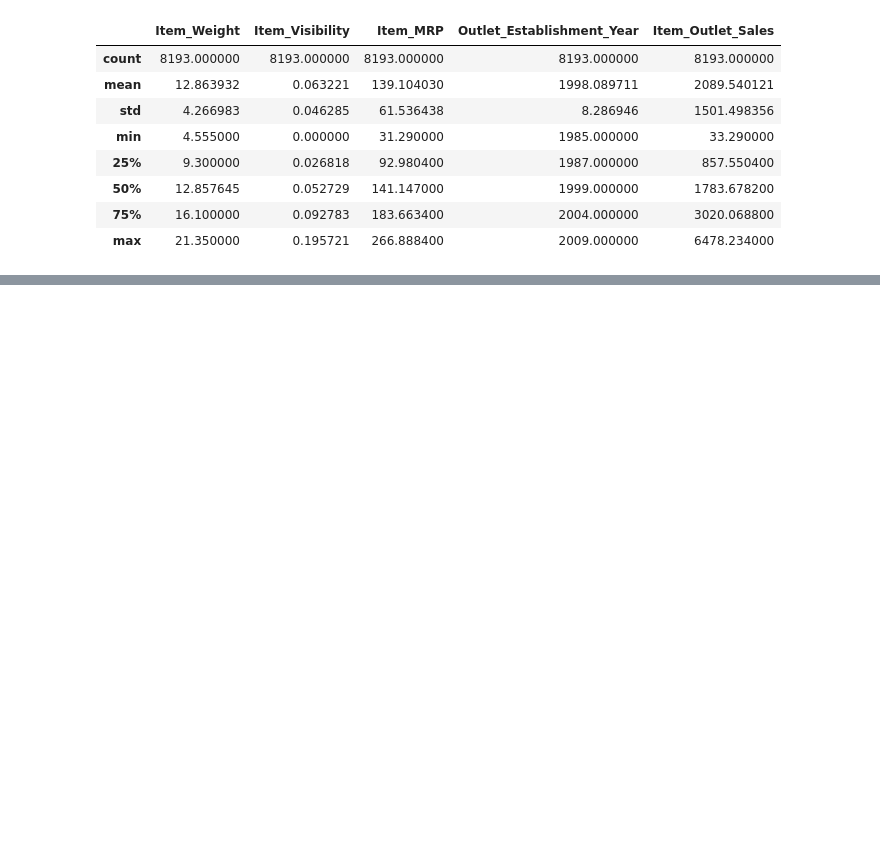
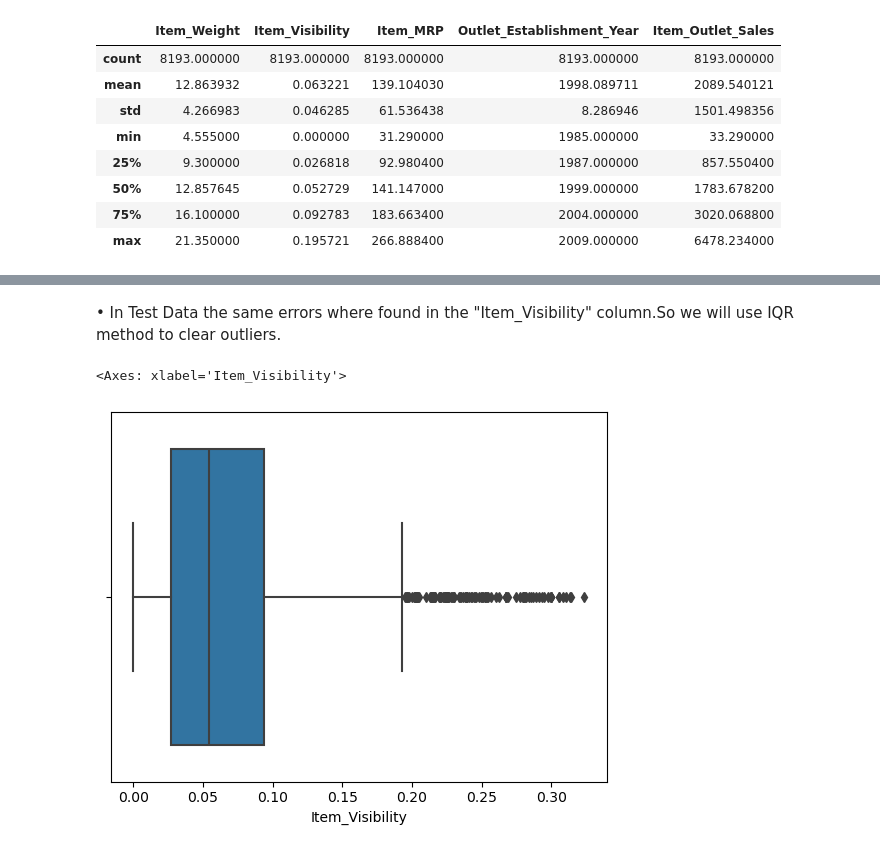
Before and after one commit to UTSAVMONDAL31/Bigmart-Prediction-Model, a Jupyter notebook: Bigmart Sales Prediction.ipynb, the cells around one changed output, grey strips where cells are left out. Cells and saved outputs as stored; diff of their text form; code cells hidden in the pictures; blank space fills up the shorter version.

```diff
--- a/Bigmart Sales Prediction.ipynb
+++ b/Bigmart Sales Prediction.ipynb
@@ -536,0 +542,7 @@ trained_data.describe()
+# %% [markdown]
+• In Test Data the same errors where found in the "Item_Visibility" column.So we will use IQR method to clear outliers.
+# %%
+sns.boxplot(x = test_data["Item_Visibility"])
+# %% [output]
+<Axes: xlabel='Item_Visibility'>
+[figure, added]
```
Also changed, not shown: parts of 20 cells of this notebook, 2 other files.
